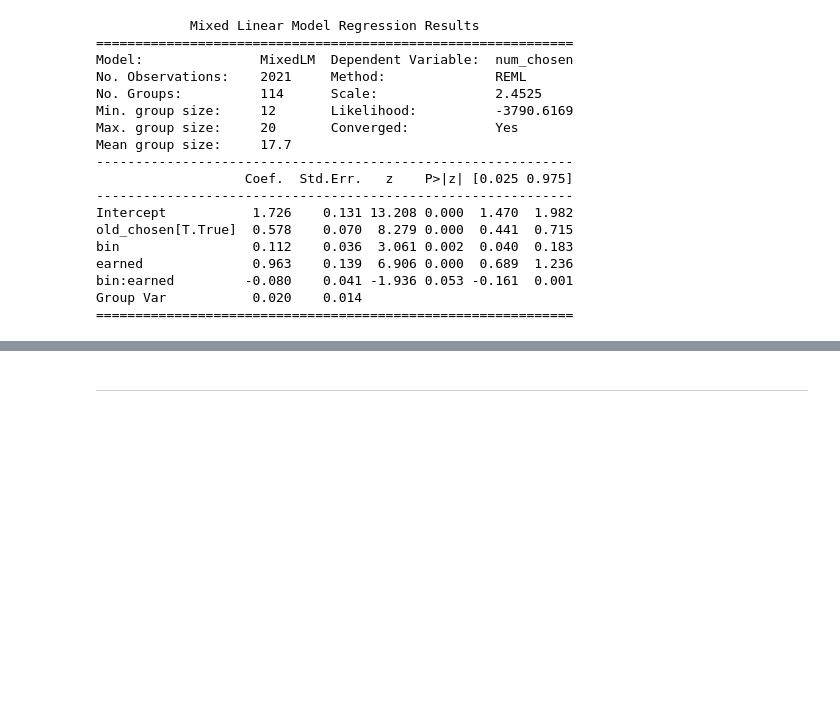
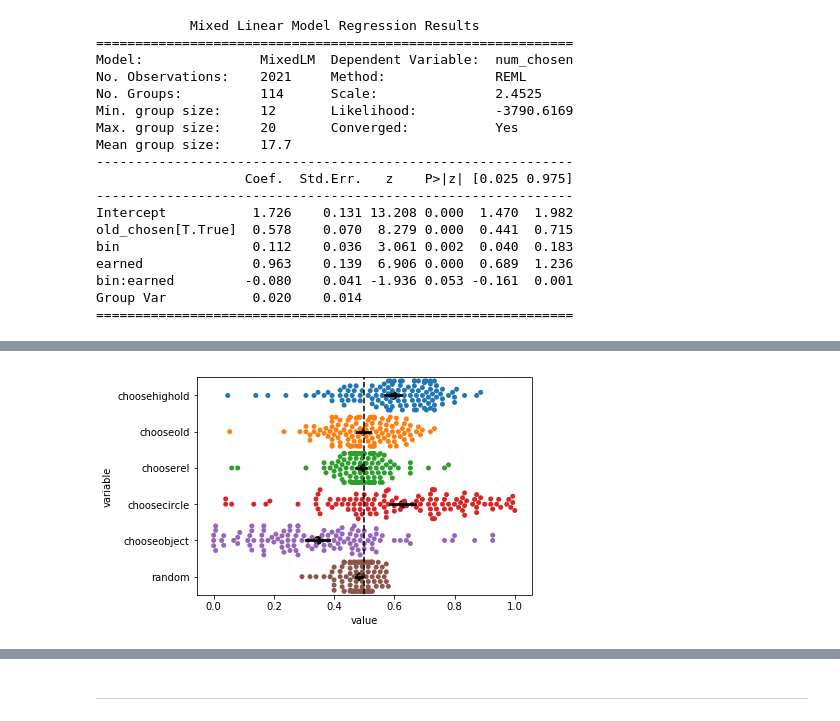
Before and after one commit to boomsbloom/lab_notebooks, a Jupyter notebook: lab_notebooks/eprl_uncertainty_exp1.ipynb, the cells around one changed output, grey strips where cells are left out. Drawn from its saved outputs; the diff is of its cells as text; code cells hidden in the pictures; blank space fills up the shorter version.

```diff
--- a/lab_notebooks/eprl_uncertainty_exp1.ipynb
+++ b/lab_notebooks/eprl_uncertainty_exp1.ipynb
@@ -316,0 +378,21 @@ Group Var           0.020    0.014
+# %%
+strategies = gen_strategy(data=data,strategy='choosehighold')
+strategies['chooseold'] = gen_strategy(data=data,strategy='chooseold')['chooseold']
+strategies['chooserel'] = gen_strategy(data=data,strategy='chooserel')['chooserel']
+strategies['choosecircle'] = gen_strategy(data=data,strategy='choosecircle')['choosecircle']
+strategies['chooseobject'] = gen_strategy(data=data,strategy='chooseobject')['chooseobject']
+strategies['random'] = gen_strategy(data=data,strategy='random')['random']
+# %%
+strategyDf = pd.melt(strategies, id_vars=['pid'], value_vars=['choosehighold',
+                                                              'chooseold',
+                                                              'chooserel',
+                                                              'choosecircle',
+                                                              'chooseobject',
+                                                              'random'])
+
+sns.pointplot(y='variable',x='value',data=strategyDf,color='black',join=False,zorder=2)
+sns.swarmplot(y='variable',x='value',data=strategyDf,zorder=1)
+plt.plot((0.5,0.5),(-1,9),'k--')
+plt.show()
+# %% [output]
+[figure, added]
```
Also changed, not shown: parts of 27 cells of this notebook.
